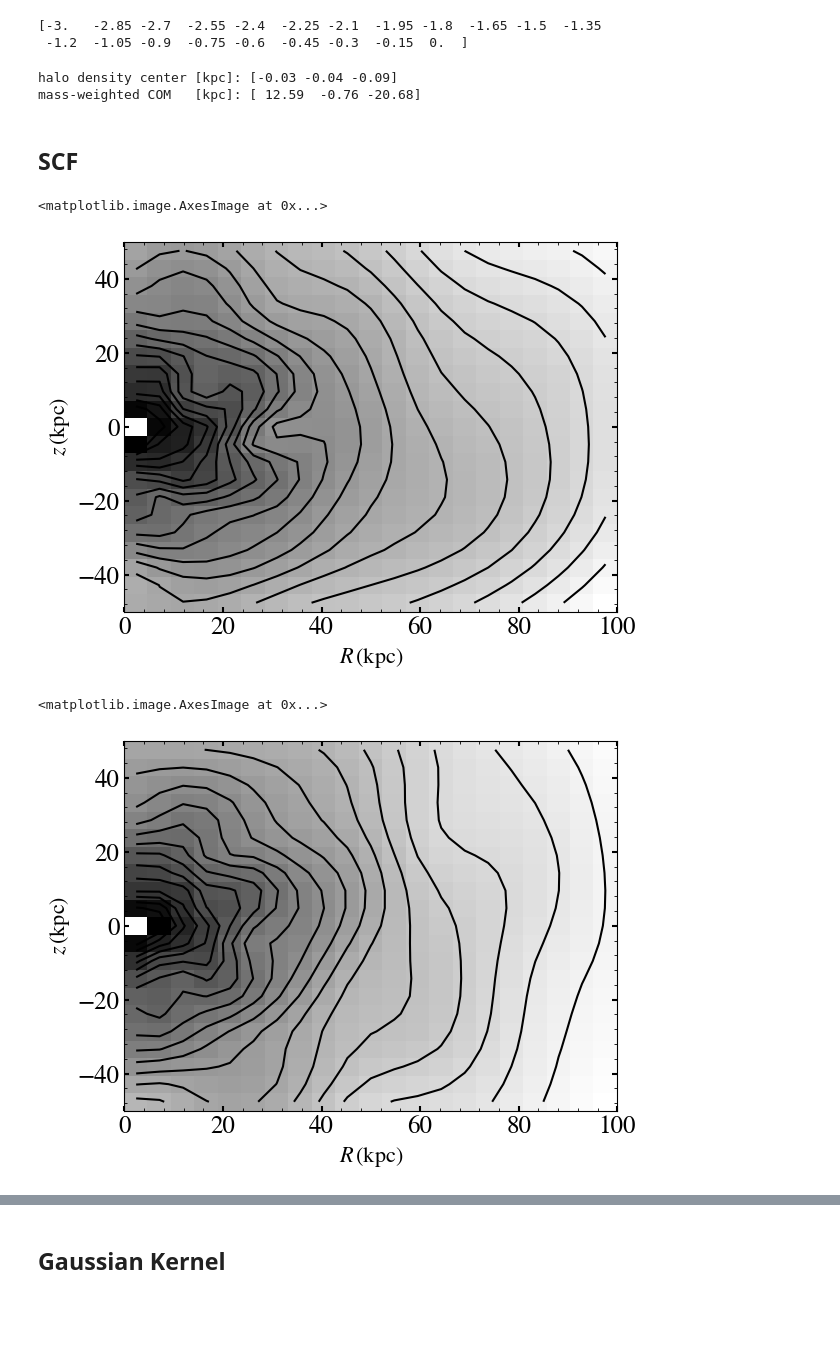
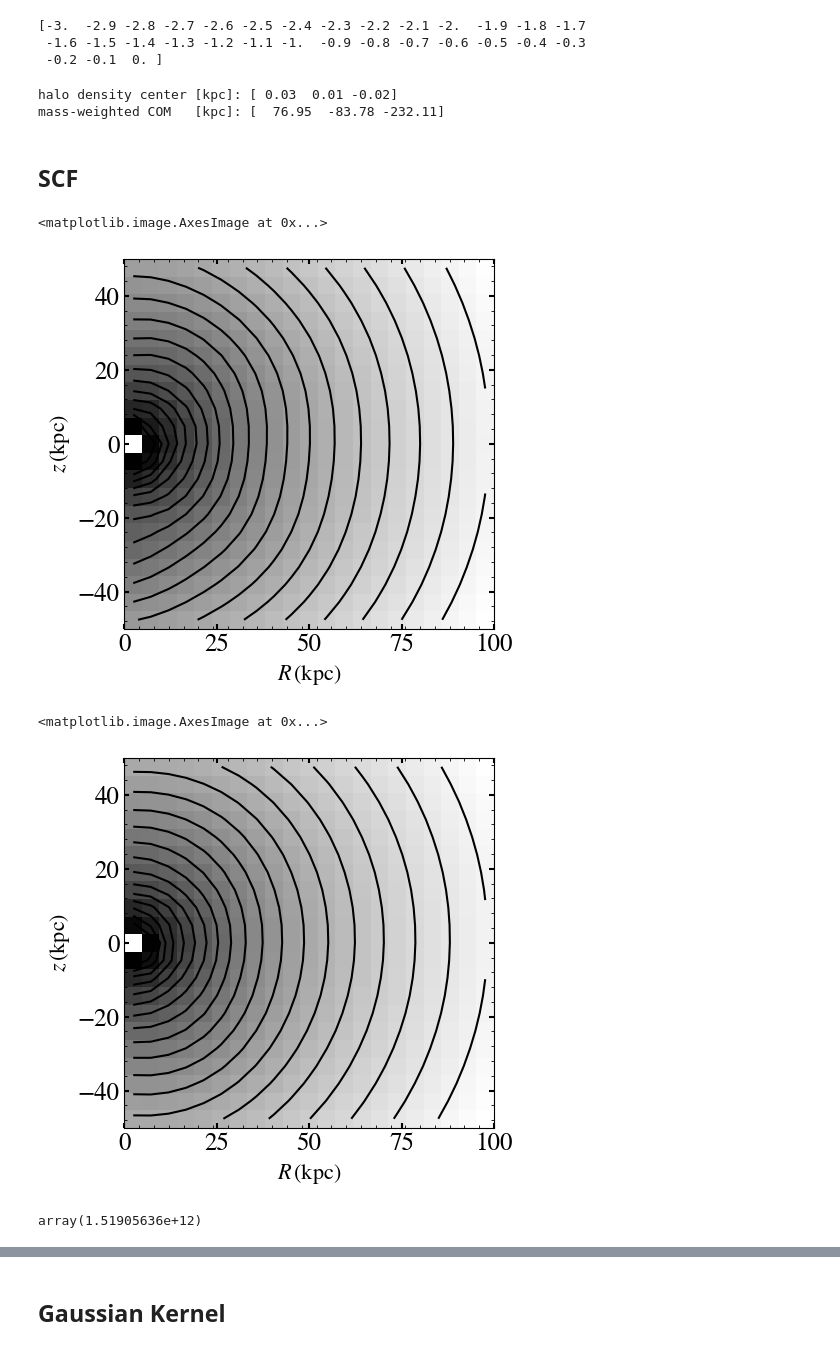
Before and after one commit to mylana-vn/onboarding-exercises, a Jupyter notebook: scf_density.ipynb, the cells around one changed output, grey strips where cells are left out. Drawn from its saved outputs; the diff is of its cells as text; code cells hidden in the pictures; blank space fills up the shorter version.

```diff
--- a/scf_density.ipynb
+++ b/scf_density.ipynb
@@ -20,25 +20,39 @@ plt.rcParams['font.serif'] = 'STIXGeneral'
 plt.rcParams['xtick.minor.visible'] = True
 plt.rcParams['ytick.minor.visible'] = True
 
-times = np.load('results/times.npy')
+# lmc_path_nbody = np.load('/geir_data/scr/gabrielspace/onboarding-exercises/results/fiducial/nbody/snapshots.npz')
+lmc_path_tp_o = np.load('/geir_data/scr/gabrielspace/onboarding-exercises/results/fiducial/tp_full/snapshots.npz')
+# lmc_halo_pos_nbody = lmc_path_nbody['halo_pos']
+lmc_halo_pos_tp_o = lmc_path_tp_o['halo_pos']
+
+# times = np.load('results/times.npy')
+times = lmc_path_tp_o["times"]
 print(times)
-pos_full = np.load('results/pos_full_plummer.npy')
+# pos_full = np.load('results/pos_full_plummer.npy')
+pos_full = lmc_halo_pos_tp_o.copy().T
 best_M = np.load('results/best_M.npy')
 best_a = np.load('results/best_a.npy')
 
 n_particles = pos_full.shape[1]
 
-mass = np.full(n_particles, best_M / n_particles)
-mass *= u.Msun
+# mass = np.full(n_particles, best_M / n_particles)
+mass= lmc_path_tp_o["mass"]
 
 i_now = np.argmin(np.abs(times - 0.0))
 i_ini = np.argmin(np.abs(times - (-3.0)))
 
-pos_raw = pos_full[:,:,i_now].T
-pos_raw_ini = pos_full[:,:,i_ini].T
+# pos_raw = pos_full[:,:,i_now].T
+# pos_raw_ini = pos_full[:,:,i_ini].T
+
+ro, vo = 8., 220.
+
+
+pos_raw = lmc_halo_pos_tp_o[-1]
+pos_raw_ini = lmc_halo_pos_tp_o[0]
 # %% [output]
-[-3.   -2.85 -2.7  -2.55 -2.4  -2.25 -2.1  -1.95 -1.8  -1.65 -1.5  -1.35
- -1.2  -1.05 -0.9  -0.75 -0.6  -0.45 -0.3  -0.15  0.  ]
+[-3.  -2.9 -2.8 -2.7 -2.6 -2.5 -2.4 -2.3 -2.2 -2.1 -2.  -1.9 -1.8 -1.7
+ -1.6 -1.5 -1.4 -1.3 -1.2 -1.1 -1.  -0.9 -0.8 -0.7 -0.6 -0.5 -0.4 -0.3
+ -0.2 -0.1  0. ]
 # %%
 def density_center(P, m, fracs=(1.0, 0.7, 0.5, 0.35, 0.25, 0.18, 0.12)):
     """Shrinking-spheres density center.
@@ -66,18 +80,13 @@ pos = pos_raw - center
 pos_ini = pos_raw_ini - center_ini
 x, y, z = pos.T
 # %% [output]
-halo density center [kpc]: [-0.03 -0.04 -0.09]
-mass-weighted COM   [kpc]: [ 12.59  -0.76 -20.68]
+halo density center [kpc]: [ 0.03  0.01 -0.02]
+mass-weighted COM   [kpc]: [  76.95  -83.78 -232.11]
 # %% [markdown]
 ## SCF
-# %%
-from galpy.potential import scf_compute_coeffs_nbody
-
-ro = 8.
-pos_scf = pos.T / ro   # (n_particles, 3) -> (3, n_particles)
-Acos, Asin = scf_compute_coeffs_nbody(pos_scf, N=8, L=6, mass=mass)
 # %%
 from galpy.potential import SCFPotential
 import astropy.units as u
 
-scf_halo = SCFPotential.from_nbody(pos_full, N=10, L=10, a=best_a, mass=mass, tgrid=times*u.Gyr)
+scf_halo = SCFPotential.from_nbody(pos_full*u.kpc, N=8, L=6, a=best_a*u.kpc, mass=mass*u.Msun,
+                                   tgrid=times*u.Gyr, ro=ro, vo=vo)
@@ -88,12 +93,16 @@ scf_halo = SCFPotential.from_nbody(pos_full, N=10, L=10, a=best_a, mass=mass, tg
 # %%
 import astropy.units as u
-scf_halo.plotDensity(rmax=100 * u.kpc, zmin = -50 * u.kpc, zmax=50 * u.kpc,  phi=np.pi/2, log=True, t=0*u.Gyr)
+scf_halo.plotDensity(rmax=100 * u.kpc, zmin = -50 * u.kpc, zmax=50 * u.kpc, aspect=1, phi=np.pi/2, log=True, t=0*u.Gyr)
 # %% [output]
 <matplotlib.image.AxesImage at 0x...>
-[figure, old version]
+[figure, new version]
 # %%
 import astropy.units as u
-scf_halo.plotDensity(rmax=100 * u.kpc, zmin = -50 * u.kpc, zmax=50 * u.kpc,  phi=np.pi/2, log=True, t=-3*u.Gyr)
+scf_halo.plotDensity(rmax=100 * u.kpc, zmin = -50 * u.kpc, zmax=50 * u.kpc, aspect=1, phi=np.pi/2, log=True, t=-3*u.Gyr)
 # %% [output]
 <matplotlib.image.AxesImage at 0x...>
-[figure, old version]
+[figure, new version]
+# %%
+best_M
+# %% [output]
+array(1.51905636e+12)
```
Also changed, not shown: parts of 16 cells of this notebook, 9 other files.
